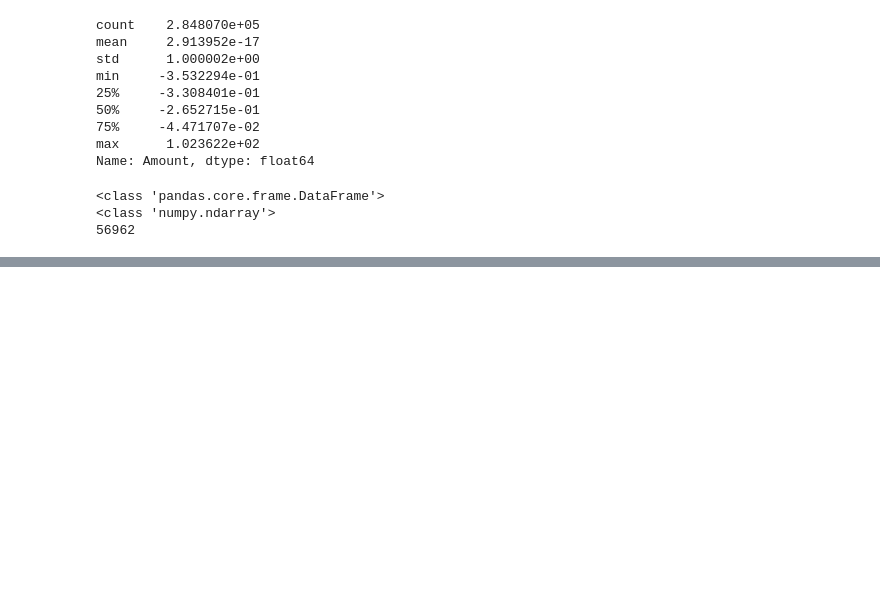
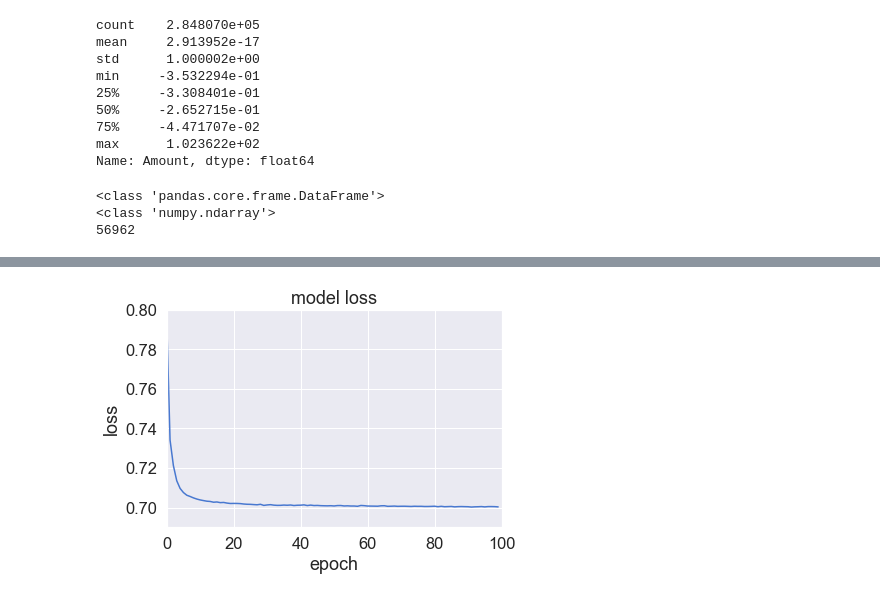
Before and after one commit to kytranl0/AIBasic, a Jupyter notebook: model_development/Model_dev.ipynb, the cells around one changed output, grey strips where cells are left out. Cells and saved outputs as stored; diff of their text form; code cells hidden in the pictures; blank space fills up the shorter version.

Commit message:
plot

```diff
--- a/model_development/Model_dev.ipynb
+++ b/model_development/Model_dev.ipynb
@@ -276,9 +276,9 @@ history['test_loss'] = []
 for epoch in range(num_epochs):
     h = np.array([])
     for data in train_loader:
-        #print(type(data))
-        #data = Variable(data).cpu()
-        #print(type(data))
+        print(type(data))
+        data = Variable(data).cpu()
+        print(type(data))
         # ===================forward=====================
         output = model(data)
         loss = criterion(output, data)
@@ -302,0 +317,12 @@ epoch [3/100], loss:0.7212
+# %%
+#history['train_loss']
+#plt.plot(range(num_epochs),history['train_loss'],'ro',linewidth=2.0)
+plt.plot(history['train_loss'])
+plt.title('model loss')
+plt.ylabel('loss')
+plt.xlabel('epoch')
+plt.axis([0,100,0.69,0.80])
+#plt.legend(['train', 'test'], loc='upper right');
+plt.show()
+# %% [output]
+[figure, added]
```
Also changed, not shown: parts of 1 cell of this notebook.
